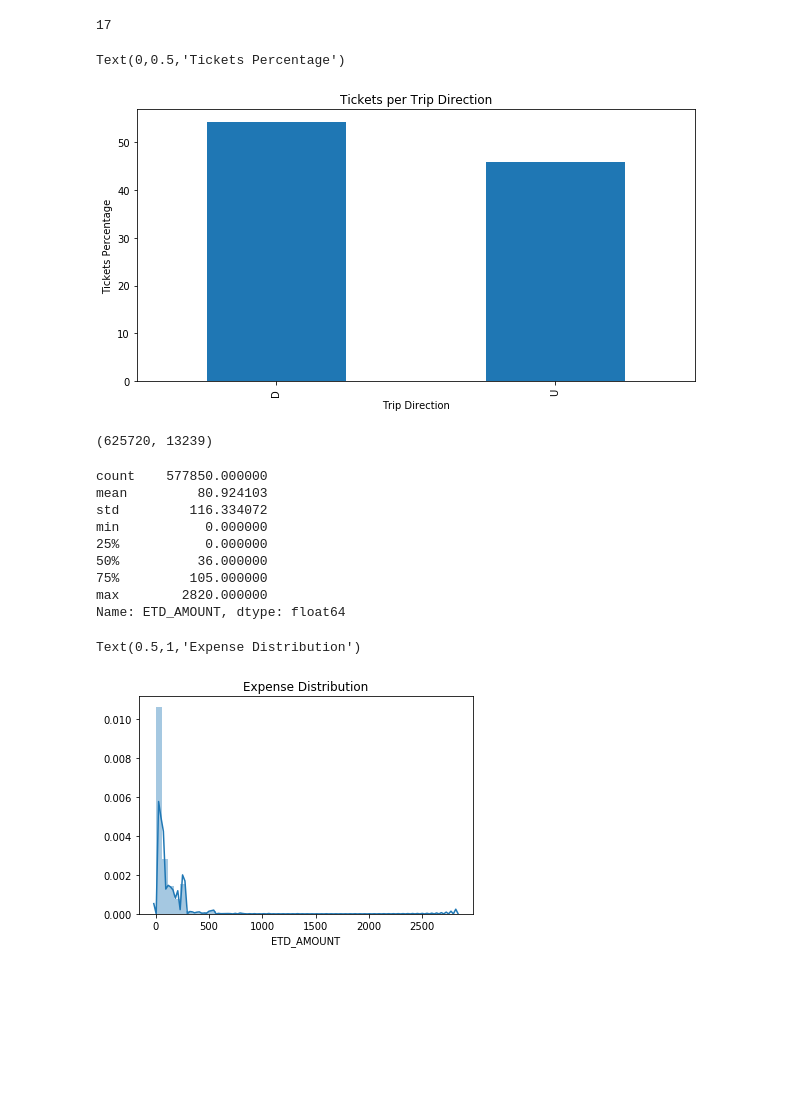
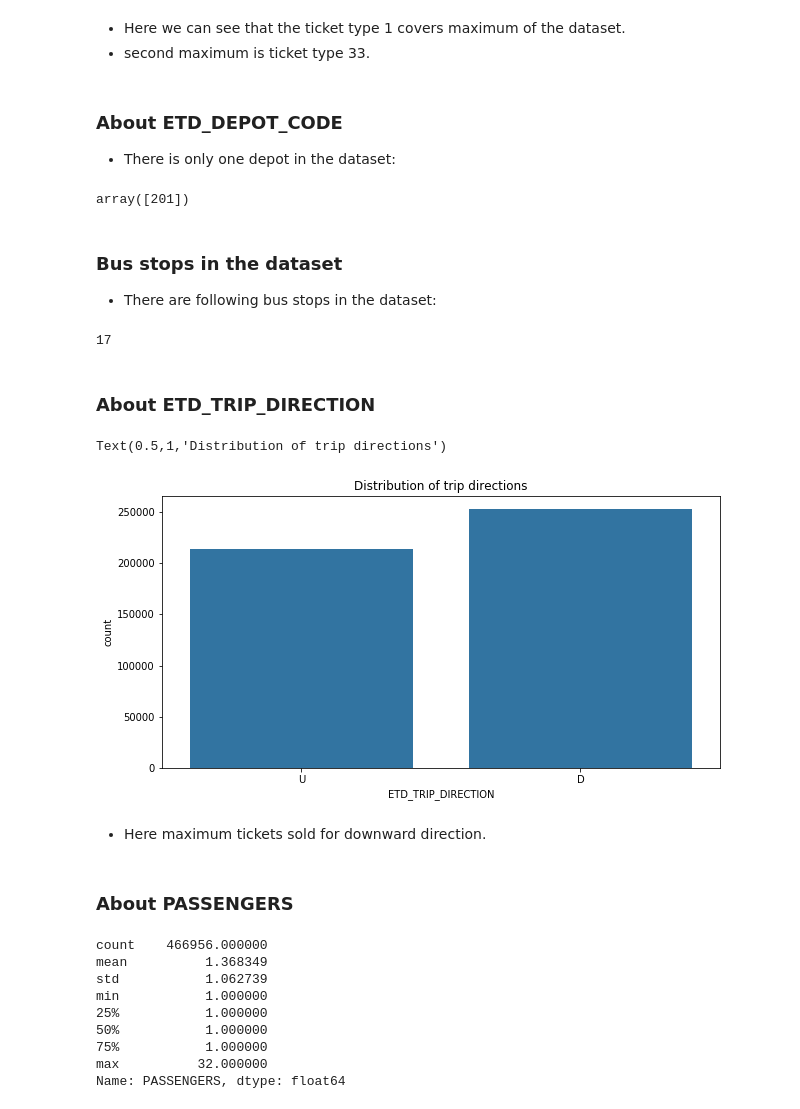
Before and after one commit to vaibhavmaurya/BusAndTicketsOptimization, a Jupyter notebook: notebooks/Data_Wrangling.ipynb, the cells around one changed output. Cells and saved outputs as stored; diff of their text form; code cells hidden in the pictures; blank space fills up the shorter version.

```diff
--- a/notebooks/Data_Wrangling.ipynb
+++ b/notebooks/Data_Wrangling.ipynb
@@ -178,37 +326,46 @@ df["ETD_CUR_STOP_NAME"].nunique(), df["ETD_DST_STOP_NAME"].nunique()
+# %% [markdown]
+- Here we can see that the ticket type 1 covers maximum of the dataset.
+- second maximum is ticket type 33.
+# %% [markdown]
+### About ETD_DEPOT_CODE
+- There is only one depot in the dataset:
+# %%
+df["ETD_DEPOT_CODE"].unique()
+# %% [output]
+array([201])
+# %% [markdown]
+### Bus stops in the dataset
+- There are following bus stops in the dataset:
 # %%
 # No of bus stops
 len(set(list(df["ETD_CUR_STOP_NAME"].unique()) + list(df["ETD_DST_STOP_NAME"].unique())))
 # %% [output]
 17
-# %%
-# Tickets distribution per Trip direction
-(df["ETD_TRIP_DIRECTION"].value_counts(normalize=True)*100).plot(kind='bar', figsize=(10,5), title="Tickets per Trip Direction")
-plt.xlabel("Trip Direction")
-plt.ylabel("Tickets Percentage")
-# %% [output]
-Text(0,0.5,'Tickets Percentage')
-[figure, removed]
-# %%
-# No of adults and children throught the year
-df["ETD_ADULTS"].sum(), df["ETD_CHILD"].sum()
-# %% [output]
-(625720, 13239)
+# %% [markdown]
+### About ETD_TRIP_DIRECTION
+# %%
+# Trip directions distribution throughout the dataset
+fig, ax = plt.subplots(nrows=1, figsize = [10,5])
+default_color = sb.color_palette()[0]
+sb.countplot(data = df, x = 'ETD_TRIP_DIRECTION', color = default_color, ax = ax)
+plt.title("Distribution of trip directions")
+# %% [output]
+Text(0.5,1,'Distribution of trip directions')
+[figure, added]
+# %% [markdown]
+- Here maximum tickets sold for downward direction.
+# %% [markdown]
+### About PASSENGERS
 # %%
-# Describe amount
-df.ETD_AMOUNT.describe()
+# Describe passengers in the dataset
+df.PASSENGERS.describe()
 # %% [output]
-count    577850.000000
-mean         80.924103
-std         116.334072
-min           0.000000
-25%           0.000000
-50%          36.000000
-75%         105.000000
-max        2820.000000
-Name: ETD_AMOUNT, dtype: float64
+count    466956.000000
+mean          1.368349
+std           1.062739
+min           1.000000
+25%           1.000000
+50%           1.000000
+75%           1.000000
+max          32.000000
+Name: PASSENGERS, dtype: float64
-# %%
-sns.distplot(df.ETD_AMOUNT)
-plt.title("Expense Distribution")
-# %% [output]
-Text(0.5,1,'Expense Distribution')
-[figure, removed]
```
Also changed, not shown: parts of 102 cells of this notebook, 3 other files.
